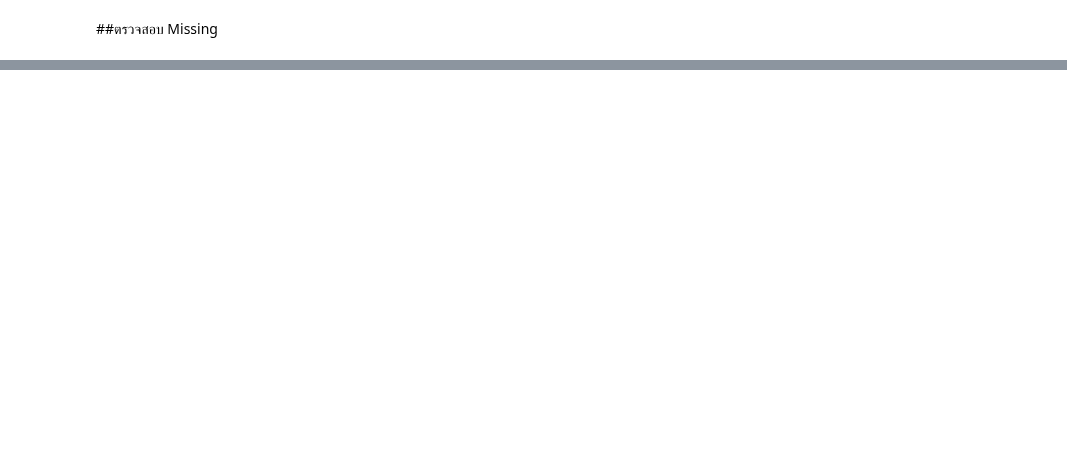
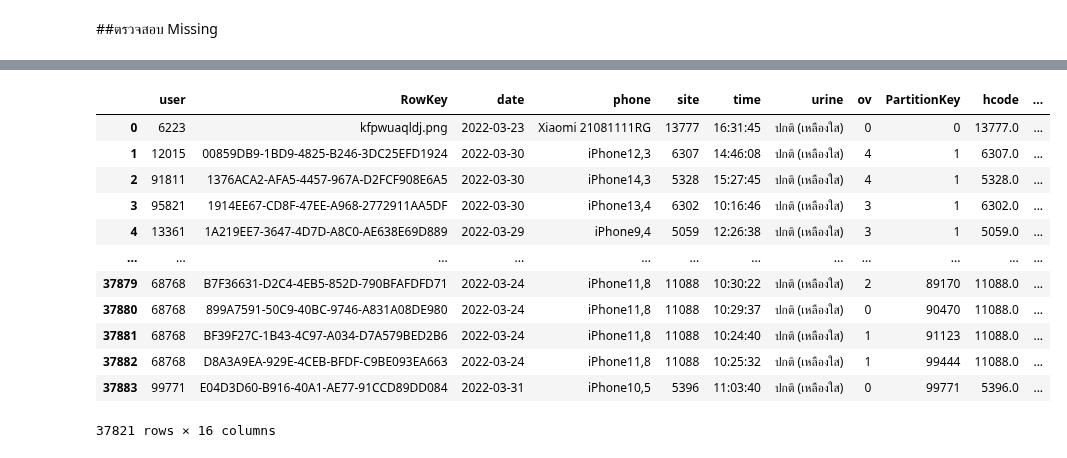
Before and after one commit to Nunticha24/data_viz_2022, a Jupyter notebook: Final_Exam.ipynb, the cells around one changed output, grey strips where cells are left out. Cells and saved outputs as stored; diff of their text form; code cells hidden in the pictures; blank space fills up the shorter version.

```diff
--- a/Final_Exam.ipynb
+++ b/Final_Exam.ipynb
@@ -339,0 +566,17 @@ dtype: object
+# %%
+alldata = alldata.dropna()
+alldata
+# %% [output]
+|  | user | RowKey | date | phone | site | time | urine | ov | PartitionKey | hcode | ... |
+| 0 | 6223 | kfpwuaqldj.png | 2022-03-23 | Xiaomi 21081111RG | 13777 | 16:31:45 | ปกติ (เหลืองใส) | 0 | 0 | 13777.0 | ... |
+| 1 | 12015 | 00859DB9-1BD9-4825-B246-3DC25EFD1924 | 2022-03-30 | iPhone12,3 | 6307 | 14:46:08 | ปกติ (เหลืองใส) | 4 | 1 | 6307.0 | ... |
+| 2 | 91811 | 1376ACA2-AFA5-4457-967A-D2FCF908E6A5 | 2022-03-30 | iPhone14,3 | 5328 | 15:27:45 | ปกติ (เหลืองใส) | 4 | 1 | 5328.0 | ... |
+| 3 | 95821 | 1914EE67-CD8F-47EE-A968-2772911AA5DF | 2022-03-30 | iPhone13,4 | 6302 | 10:16:46 | ปกติ (เหลืองใส) | 3 | 1 | 6302.0 | ... |
+| 4 | 13361 | 1A219EE7-3647-4D7D-A8C0-AE638E69D889 | 2022-03-29 | iPhone9,4 | 5059 | 12:26:38 | ปกติ (เหลืองใส) | 3 | 1 | 5059.0 | ... |
+| ... | ... | ... | ... | ... | ... | ... | ... | ... | ... | ... | ... |
+| 37879 | 68768 | B7F36631-D2C4-4EB5-852D-790BFAFDFD71 | 2022-03-24 | iPhone11,8 | 11088 | 10:30:22 | ปกติ (เหลืองใส) | 2 | 89170 | 11088.0 | ... |
+| 37880 | 68768 | 899A7591-50C9-40BC-9746-A831A08DE980 | 2022-03-24 | iPhone11,8 | 11088 | 10:29:37 | ปกติ (เหลืองใส) | 0 | 90470 | 11088.0 | ... |
+| 37881 | 68768 | BF39F27C-1B43-4C97-A034-D7A579BED2B6 | 2022-03-24 | iPhone11,8 | 11088 | 10:24:40 | ปกติ (เหลืองใส) | 1 | 91123 | 11088.0 | ... |
+| 37882 | 68768 | D8A3A9EA-929E-4CEB-BFDF-C9BE093EA663 | 2022-03-24 | iPhone11,8 | 11088 | 10:25:32 | ปกติ (เหลืองใส) | 1 | 99444 | 11088.0 | ... |
+| 37883 | 99771 | E04D3D60-B916-40A1-AE77-91CCD89DD084 | 2022-03-31 | iPhone10,5 | 5396 | 11:03:40 | ปกติ (เหลืองใส) | 0 | 99771 | 5396.0 | ... |
+37821 rows × 16 columns
```
Also changed, not shown: parts of 35 cells of this notebook.
